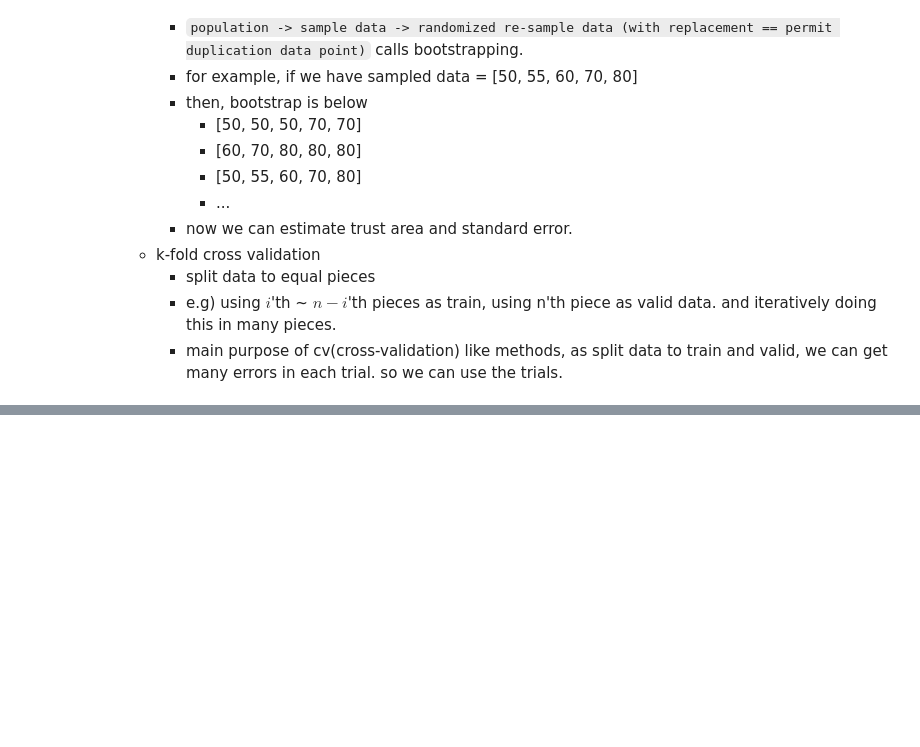
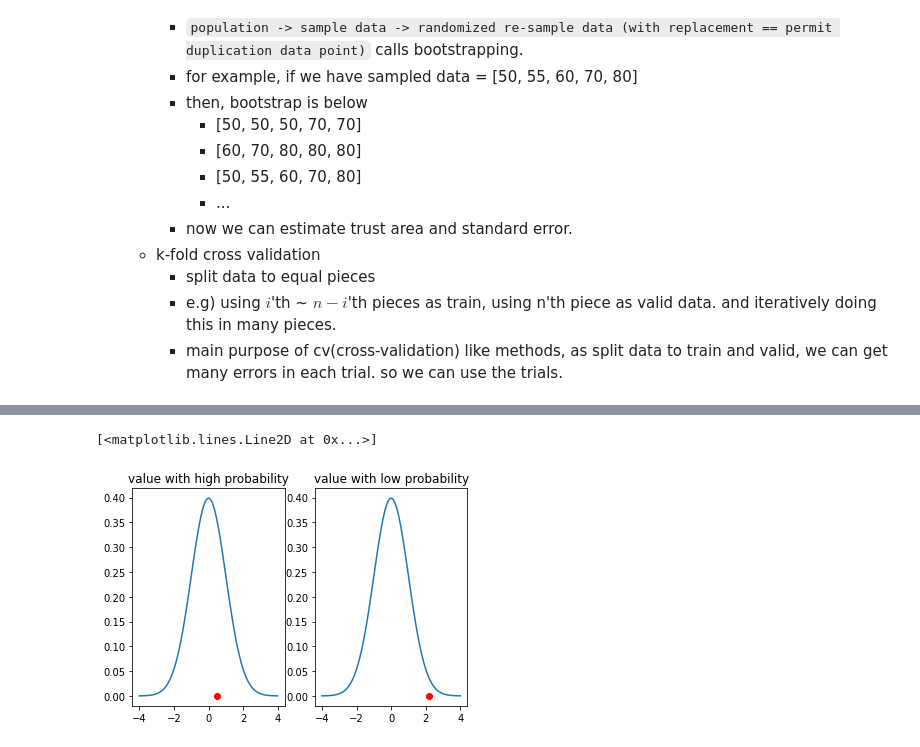
Before and after one commit to yoonkt200/ml-theory-python, a Jupyter notebook: 01-statistics/04-testing.ipynb, the cells around one changed output, grey strips where cells are left out. Cells and saved outputs as stored; diff of their text form; code cells hidden in the pictures; blank space fills up the shorter version.

```diff
--- a/01-statistics/04-testing.ipynb
+++ b/01-statistics/04-testing.ipynb
@@ -23,0 +67,24 @@ Sample data is extracted data from population data. It is materials of data anal
+# %%
+# -*- coding: utf-8 -*-
+%matplotlib inline
+import matplotlib.pyplot as plt
+import scipy as sp
+import scipy.stats
+import numpy as np
+
+# Test statistics value with high probability
+xx1 = np.linspace(-4,4,100)
+plt.subplot(121)
+plt.title("value with high probability")
+plt.plot(xx1, sp.stats.norm.pdf(xx1))
+plt.plot(0.5, 0, 'ro')
+
+# Test statistics value with low probability
+xx1 = np.linspace(-4,4,100)
+plt.subplot(122)
+plt.title("value with low probability")
+plt.plot(xx1, sp.stats.norm.pdf(xx1))
+plt.plot(2.2, 0, 'ro')
+# %% [output]
+[<matplotlib.lines.Line2D at 0x...>]
+[figure, added]
```
Also changed, not shown: parts of 11 cells of this notebook, 2 other files.
